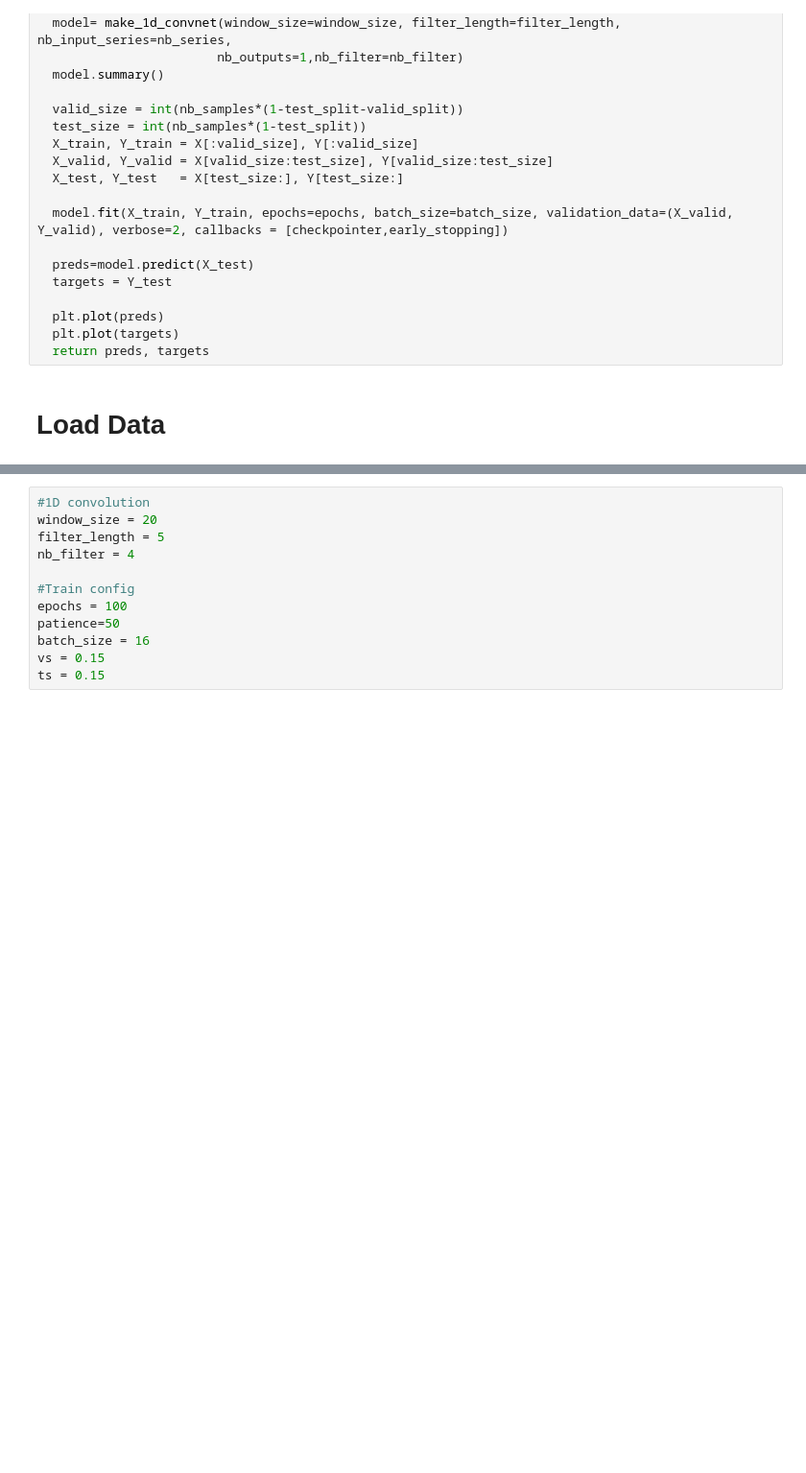
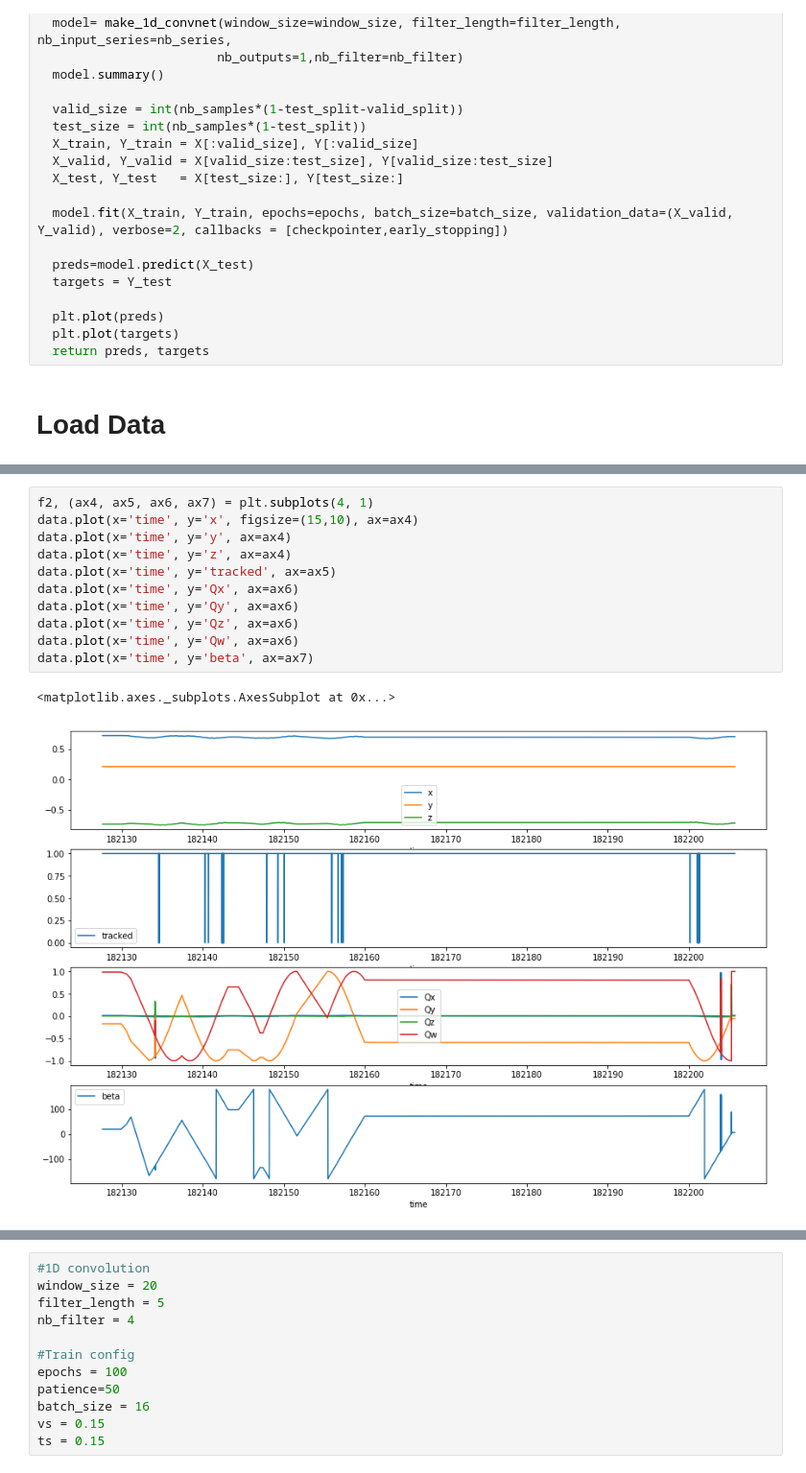
Before and after one commit to gergelyhunyady/DL_HW, a Jupyter notebook: Code/Bazs/Scratch/MIRAnet_Test_Bazs.ipynb, the cells around one changed output, grey strips where cells are left out. Shown: that part at 96% size. Saved outputs shown, nothing was run; the diff lists cells and outputs as text; blank space fills up the shorter version.

```diff
--- a/Code/Bazs/Scratch/MIRAnet_Test_Bazs.ipynb
+++ b/Code/Bazs/Scratch/MIRAnet_Test_Bazs.ipynb
@@ -188,0 +165,14 @@ for i in range(dfarray.shape[0]):
+# %%
+f2, (ax4, ax5, ax6, ax7) = plt.subplots(4, 1)
+data.plot(x='time', y='x', figsize=(15,10), ax=ax4)
+data.plot(x='time', y='y', ax=ax4)
+data.plot(x='time', y='z', ax=ax4)
+data.plot(x='time', y='tracked', ax=ax5)
+data.plot(x='time', y='Qx', ax=ax6)
+data.plot(x='time', y='Qy', ax=ax6)
+data.plot(x='time', y='Qz', ax=ax6)
+data.plot(x='time', y='Qw', ax=ax6)
+data.plot(x='time', y='beta', ax=ax7)
+# %% [output]
+<matplotlib.axes._subplots.AxesSubplot at 0x...>
+[figure, added]
```
Also changed, not shown: parts of 18 cells of this notebook, 8 other files.
